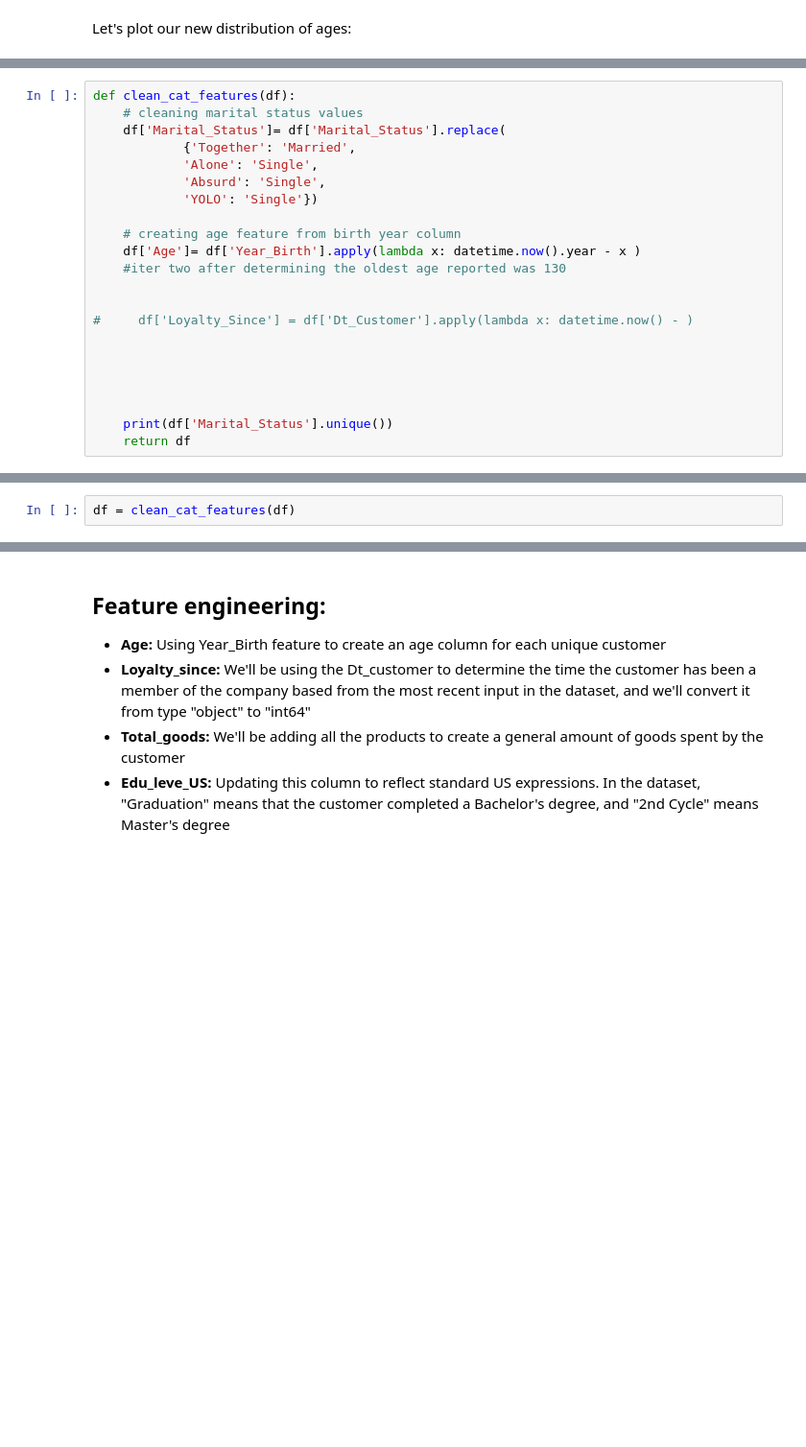
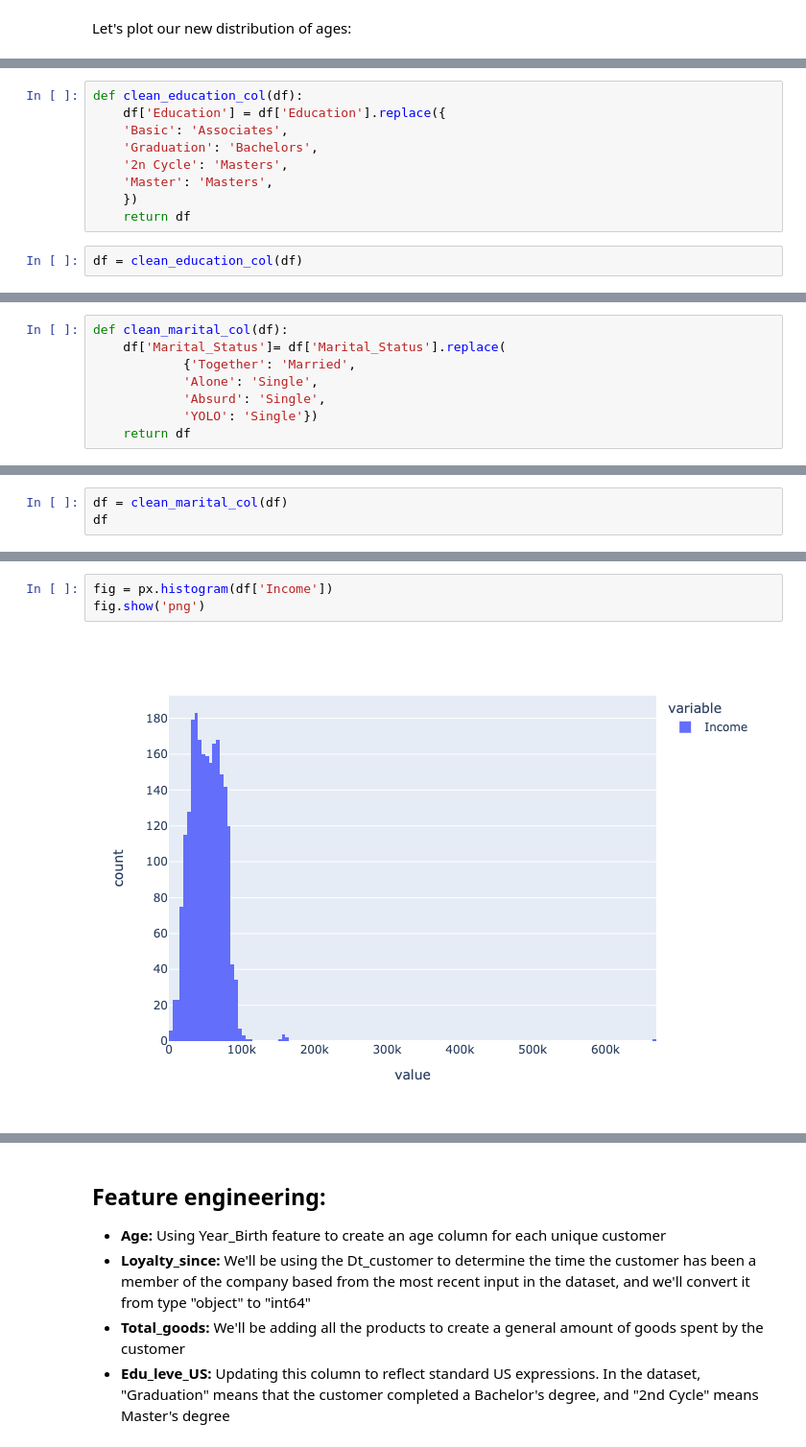
Before and after one commit to lauxpaux/CustomerSegmentation, a Jupyter notebook: customer_segmentation.ipynb, the cells around one changed output, grey strips where cells are left out. Shown at 96% size. Cells and saved outputs as stored; diff of their text form; blank space fills up the shorter version.

Commit message:
cleaning features, left off at income column

```diff
--- a/customer_segmentation.ipynb
+++ b/customer_segmentation.ipynb
@@ -336,0 +403,11 @@ fig.show('png')
+# %%
+def clean_education_col(df):
+    df['Education'] = df['Education'].replace({
+    'Basic': 'Associates',
+    'Graduation': 'Bachelors',
+    '2n Cycle': 'Masters',
+    'Master': 'Masters',
+    })
+    return df
+# %%
+df = clean_education_col(df)
@@ -367,22 +431,8 @@ Name: count, Length: 663, dtype: int64
 # %%
-def clean_cat_features(df):
-    # cleaning marital status values
+def clean_marital_col(df):
     df['Marital_Status']= df['Marital_Status'].replace(
             {'Together': 'Married',
             'Alone': 'Single',
             'Absurd': 'Single',
             'YOLO': 'Single'})
-
-    # creating age feature from birth year column
-    df['Age']= df['Year_Birth'].apply(lambda x: datetime.now().year - x )
-    #iter two after determining the oldest age reported was 130
-
-
-#     df['Loyalty_Since'] = df['Dt_Customer'].apply(lambda x: datetime.now() - )
-
-
-
-
-
-    print(df['Marital_Status'].unique())
     return df
@@ -391,2 +439,3 @@ It looks like we successfully cleaned the 'Marital_Status' column by reducing th
 # %%
-df = clean_cat_features(df)
+df = clean_marital_col(df)
+df
@@ -400,0 +486,5 @@ df['Marital_Status'].unique()
+# %%
+fig = px.histogram(df['Income'])
+fig.show('png')
+# %% [output]
+[figure, added]
```
Also changed, not shown: parts of 51 cells of this notebook.
